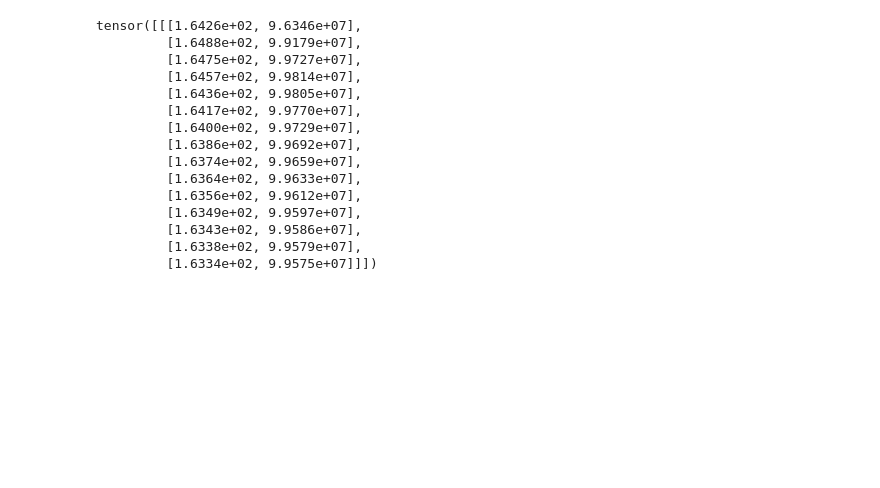
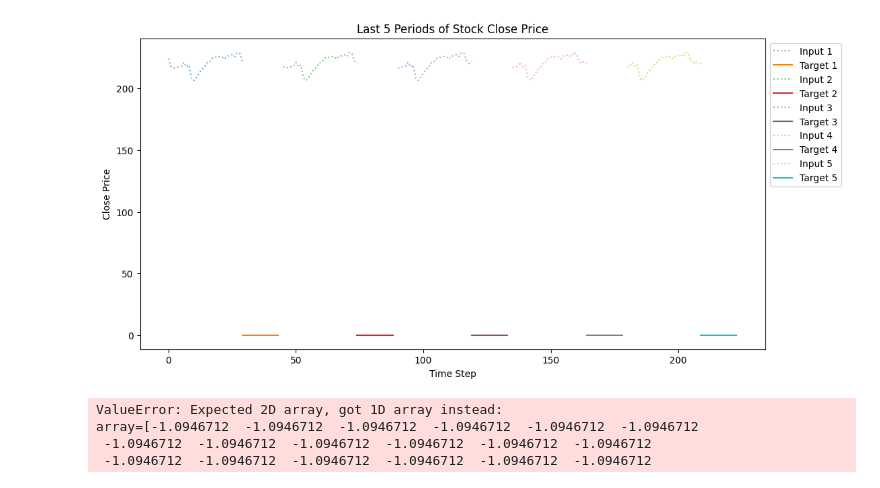
Before and after one commit to CANTSOAR/bitsdatathon, a Jupyter notebook: modeling/rat_test.ipynb, the cells around one changed output. Saved outputs shown, nothing was run; the diff lists cells and outputs as text; code cells hidden in the pictures; blank space fills up the shorter version.

Commit message:
model

```diff
--- a/modeling/rat_test.ipynb
+++ b/modeling/rat_test.ipynb
@@ -30,18 +28,33 @@ Early stopping at epoch 20
-# %%
-rat_model.predict(X[-1])
-# %% [output]
-tensor([[[1.6426e+02, 9.6346e+07],
-         [1.6488e+02, 9.9179e+07],
-         [1.6475e+02, 9.9727e+07],
-         [1.6457e+02, 9.9814e+07],
-         [1.6436e+02, 9.9805e+07],
-         [1.6417e+02, 9.9770e+07],
-         [1.6400e+02, 9.9729e+07],
-         [1.6386e+02, 9.9692e+07],
-         [1.6374e+02, 9.9659e+07],
-         [1.6364e+02, 9.9633e+07],
-         [1.6356e+02, 9.9612e+07],
-         [1.6349e+02, 9.9597e+07],
-         [1.6343e+02, 9.9586e+07],
-         [1.6338e+02, 9.9579e+07],
-         [1.6334e+02, 9.9575e+07]]])
+# %%
+import matplotlib.pyplot as plt
+
+N = 5
+
+num_samples = X.shape[0]
+if N > num_samples:
+    N = num_samples  # Ensure N is within range
+
+# Extract the last N periods of input and target for close price
+last_X = X[-N:, :, 0].cpu().numpy()  # Shape: (N, input_length)
+last_y = rat_model.predict(X)[-N:, :, 0].cpu().numpy()  # Shape: (N, output_length)
+
+# Inverse transform close price (since we scaled it)
+close_price_scaler = rat_model.stock_scalers[0]
+last_X = close_price_scaler.inverse_transform(last_X)
+
+plt.figure(figsize=(12, 6))
+
+for i in range(N):
+    input_range = range(i * (last_X.shape[1] + last_y.shape[1]), i * (last_X.shape[1] + last_y.shape[1]) + last_X.shape[1])
+    output_range = range(input_range[-1], input_range[-1] + last_y.shape[1])
+
+    plt.plot(input_range, last_X[i], label=f"Input {i+1}", linestyle="dotted", alpha=0.6)
+    plt.plot(output_range, last_y[i], label=f"Target {i+1}", linestyle="solid")
+
+plt.xlabel("Time Step")
+plt.ylabel("Close Price")
+plt.title(f"Last {N} Periods of Stock Close Price")
+plt.legend(loc="upper left", bbox_to_anchor=(1, 1))
+plt.show()
+# %% [output]
+[figure, added]
@@ -47,0 +63,8 @@ tensor([[[1.6426e+02, 9.6346e+07],
+# %%
+plt.plot(range(len(X[:, -1, -2])), rat_model.stock_scalers[0].inverse_transform(X[:, -1, -2].cpu().numpy())[0])
+plt.plot(range(len(X[:, -1, -2]), len(X[-1][:, -2]) + len(prediction[0][:, 0])), prediction[0][:, 0])
+# %% [output]
+ValueError: Expected 2D array, got 1D array instead:
+array=[-1.0946712  -1.0946712  -1.0946712  -1.0946712  -1.0946712  -1.0946712
+ -1.0946712  -1.0946712  -1.0946712  -1.0946712  -1.0946712  -1.0946712
+ -1.0946712  -1.0946712  -1.0946712  -1.0946712  -1.0946712  -1.0946712
```
Also changed, not shown: parts of 2 cells of this notebook, 2 other files.
